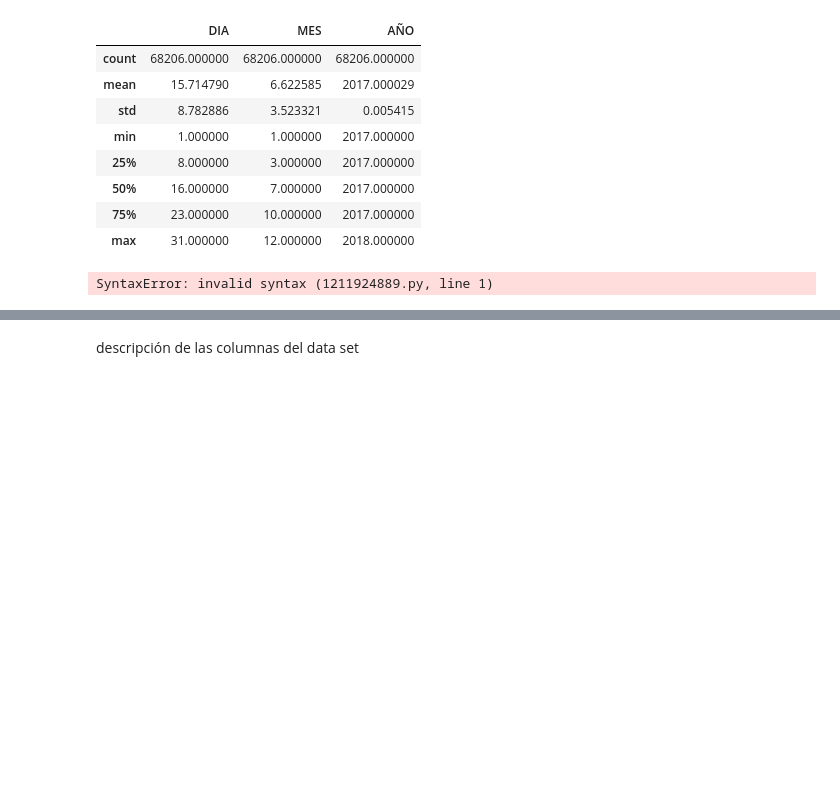
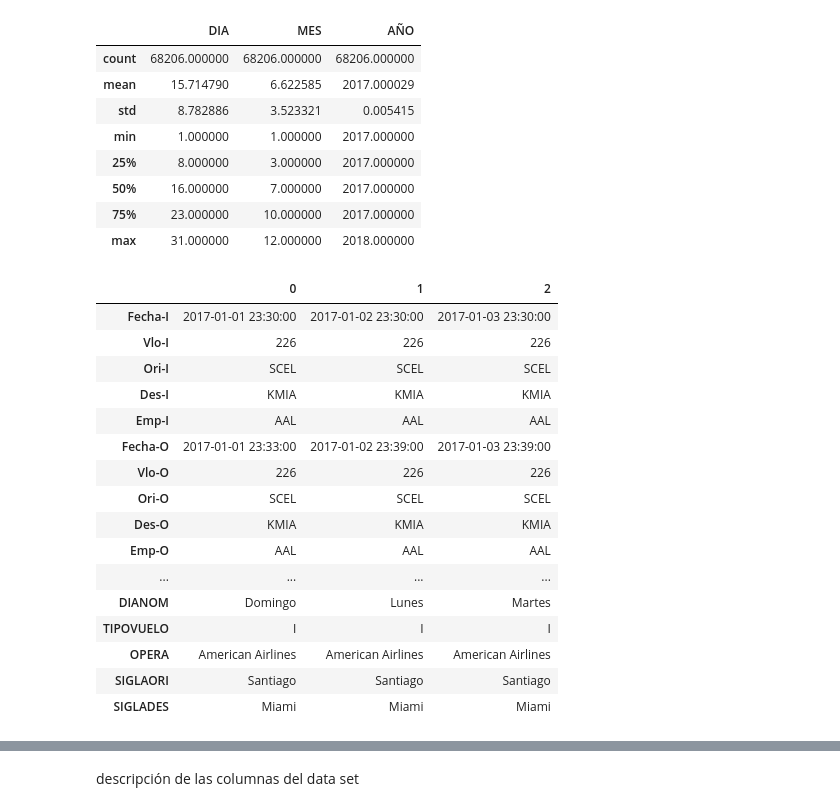
Before and after one commit to fabrizziosv91/Desafio_Latam, a Jupyter notebook: Solution.ipynb, the cells around one changed output, grey strips where cells are left out. Saved outputs shown, nothing was run; the diff lists cells and outputs as text; code cells hidden in the pictures; blank space fills up the shorter version.

```diff
--- a/Solution.ipynb
+++ b/Solution.ipynb
@@ -30,10 +30,26 @@ df.describe()
 | 75% | 23.000000 | 10.000000 | 2017.000000 |
 | max | 31.000000 | 12.000000 | 2018.000000 |
 # %%
-e revisa el contenido de las carcateristcas
+#Te revisa el contenido de las carcateristcas
 
 df.head(3).T
 # %% [output]
-SyntaxError: invalid syntax (1211924889.py, line 1)
+|  | 0 | 1 | 2 |
+| Fecha-I | 2017-01-01 23:30:00 | 2017-01-02 23:30:00 | 2017-01-03 23:30:00 |
+| Vlo-I | 226 | 226 | 226 |
+| Ori-I | SCEL | SCEL | SCEL |
+| Des-I | KMIA | KMIA | KMIA |
+| Emp-I | AAL | AAL | AAL |
+| Fecha-O | 2017-01-01 23:33:00 | 2017-01-02 23:39:00 | 2017-01-03 23:39:00 |
+| Vlo-O | 226 | 226 | 226 |
+| Ori-O | SCEL | SCEL | SCEL |
+| Des-O | KMIA | KMIA | KMIA |
+| Emp-O | AAL | AAL | AAL |
+| ... | ... | ... | ... |
+| DIANOM | Domingo | Lunes | Martes |
+| TIPOVUELO | I | I | I |
+| OPERA | American Airlines | American Airlines | American Airlines |
+| SIGLAORI | Santiago | Santiago | Santiago |
+| SIGLADES | Miami | Miami | Miami |
 # %%
 print(df.shape)
```
Also changed, not shown: parts of 20 cells of this notebook.
